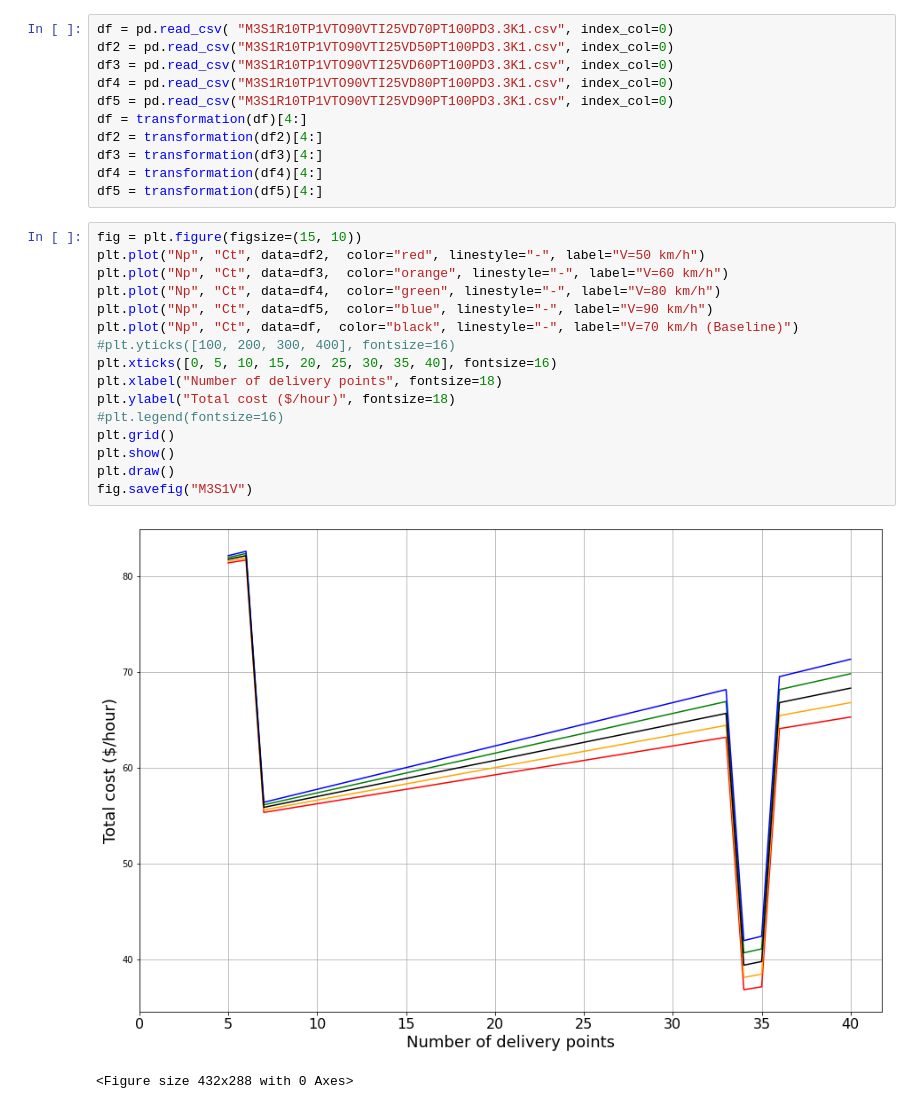
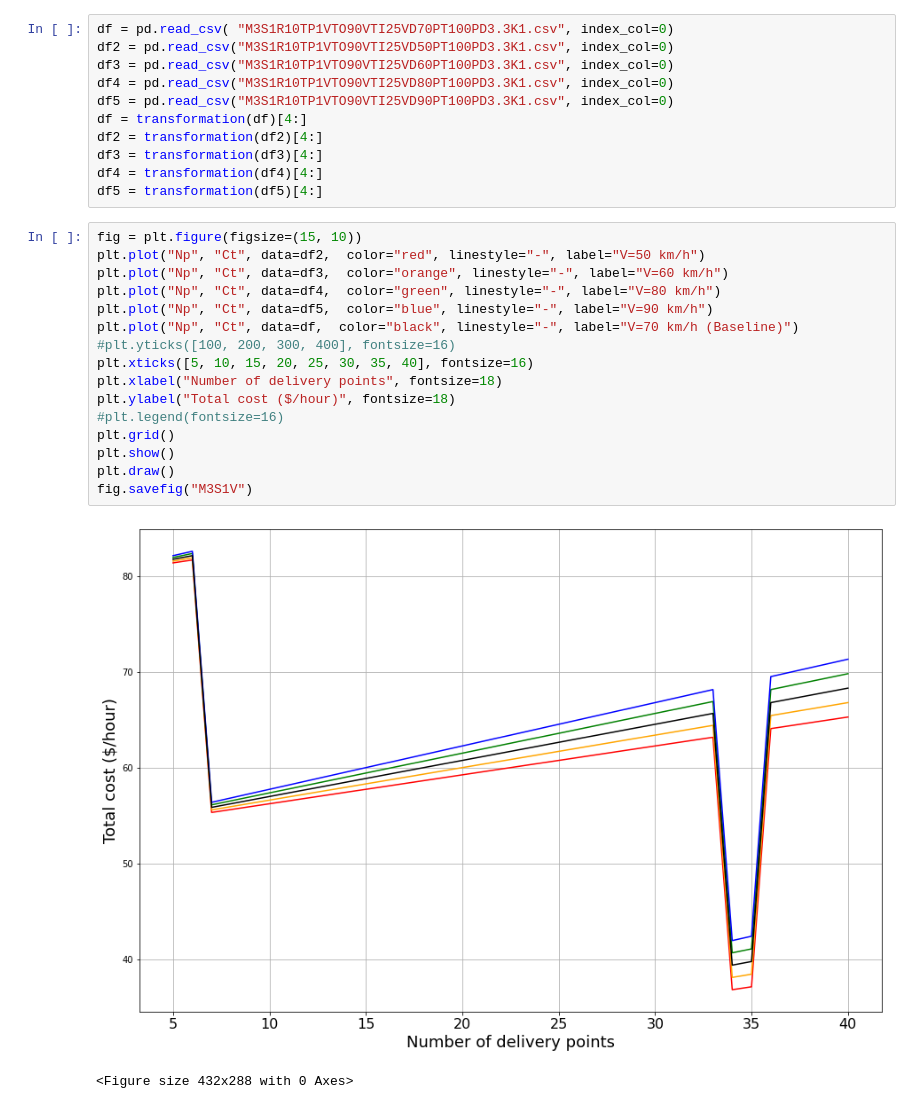
Before and after one commit to SIMONAIRV/figures, a Jupyter notebook: M3S1V/FigS1.ipynb, the cells around one changed output. Saved outputs shown, nothing was run; the diff lists cells and outputs as text.

```diff
--- a/M3S1V/FigS1.ipynb
+++ b/M3S1V/FigS1.ipynb
@@ -44,19 +44,19 @@ df5 = transformation(df5)[4:]
 # %%
 fig = plt.figure(figsize=(15, 10))
 plt.plot("Np", "Ct", data=df2,  color="red", linestyle="-", label="V=50 km/h")
 plt.plot("Np", "Ct", data=df3,  color="orange", linestyle="-", label="V=60 km/h")
 plt.plot("Np", "Ct", data=df4,  color="green", linestyle="-", label="V=80 km/h")
 plt.plot("Np", "Ct", data=df5,  color="blue", linestyle="-", label="V=90 km/h")
 plt.plot("Np", "Ct", data=df,  color="black", linestyle="-", label="V=70 km/h (Baseline)")
 #plt.yticks([100, 200, 300, 400], fontsize=16)
-plt.xticks([0, 5, 10, 15, 20, 25, 30, 35, 40], fontsize=16)
+plt.xticks([5, 10, 15, 20, 25, 30, 35, 40], fontsize=16)
 plt.xlabel("Number of delivery points", fontsize=18)
 plt.ylabel("Total cost ($/hour)", fontsize=18)
 #plt.legend(fontsize=16)
 plt.grid()
 plt.show()
 plt.draw()
 fig.savefig("M3S1V")
 # %% [output]
-[figure, old version]
+[figure, new version]
 <Figure size 432x288 with 0 Axes>
```
